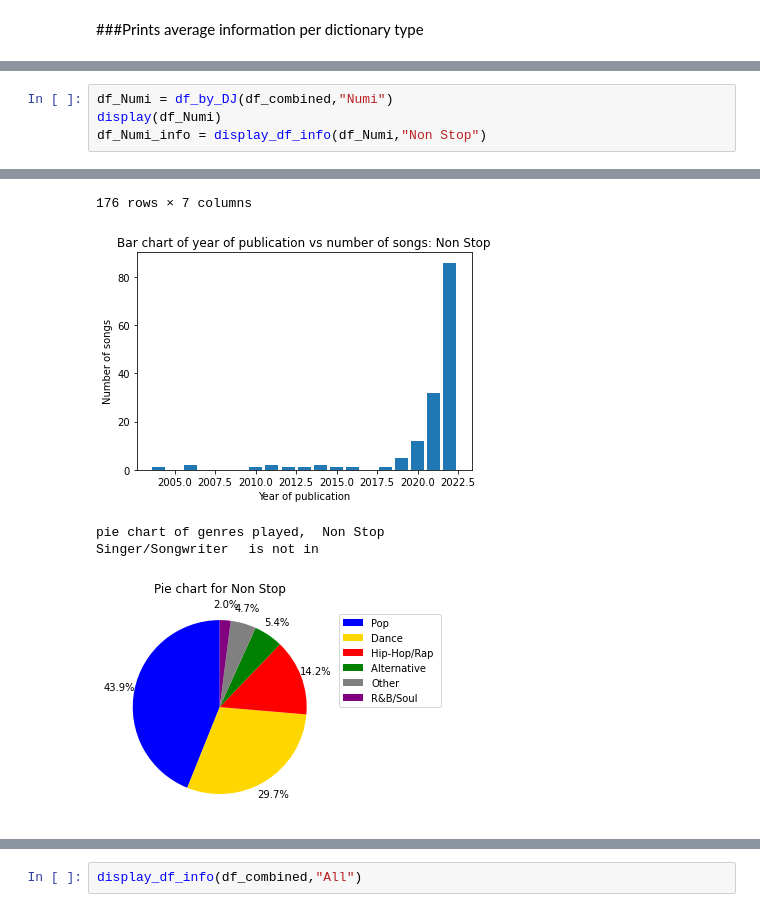
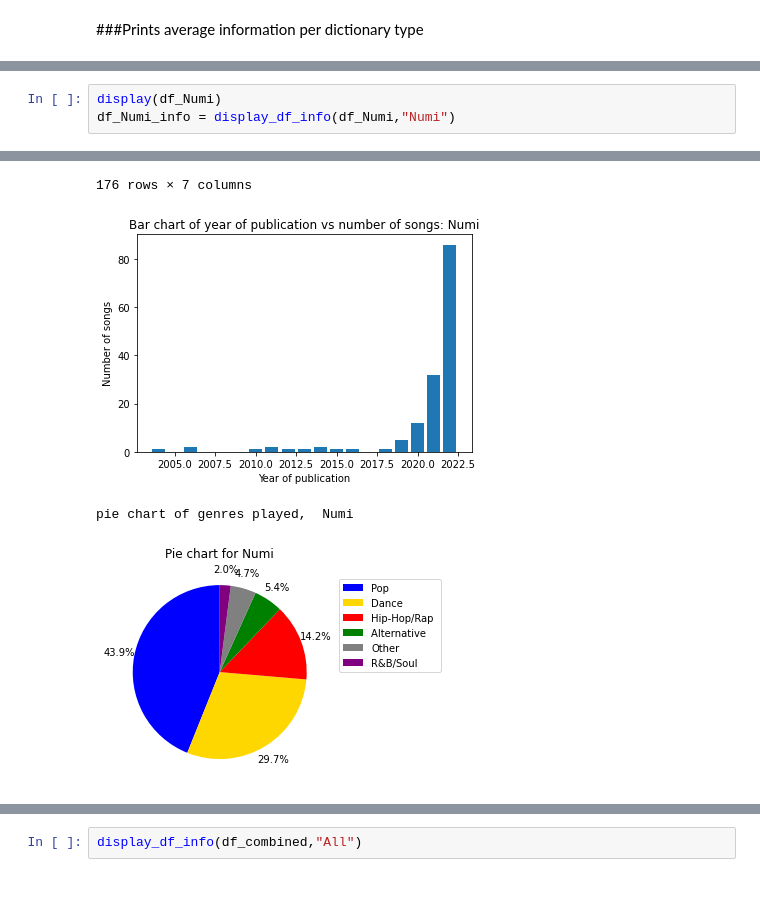
Before and after one commit to SebastienBienfait/L2C-Data-managment, a Jupyter notebook: Data_Exploration_use_data.ipynb, the cells around one changed output, grey strips where cells are left out. Saved outputs shown, nothing was run; the diff lists cells and outputs as text.

```diff
--- a/Data_Exploration_use_data.ipynb
+++ b/Data_Exploration_use_data.ipynb
@@ -750,22 +724,20 @@ pie chart of genres played,  Non Stop
 # %%
-df_Numi = df_by_DJ(df_combined,"Numi")
 display(df_Numi)
-df_Numi_info = display_df_info(df_Numi,"Non Stop")
+df_Numi_info = display_df_info(df_Numi,"Numi")
 # %% [output]
 |  | song_name | artist_name | song_genre | publish_year | hour | dj_name | count |
 | 0 | Big Energy | Latto / Mariah Carey / Dj Khaled | Hip-Hop/Rap | 2022.0 | 19 | Numi | 1 |
 | 1 | Better Days | Neiked / Mae Muller / Polo G | Pop | 2021.0 | 19 | Numi | 1 |
 | 2 | Make Me Feel Good | Belters Only & Jazzy | Dance | 2021.0 | 19 | Numi | 1 |
 | 3 | What Would You Do? | Joel Corry, David Guetta & Bryson... | Dance | 2022.0 | 19 | Numi | 1 |
 | 4 | Dynamite | BTS | NaN | NaN | 19 | Numi | 1 |
 | ... | ... | ... | ... | ... | ... | ... | ... |
 | 171 | Run | Becky Hill & Galantis | Dance | 2022.0 | 21 | Numi | 1 |
 | 172 | Heat Waves | Glass Animals | Pop | 2020.0 | 21 | Numi | 1 |
 | 173 | Flowers | Lauren Spencer Smith | Pop | 2022.0 | 21 | Numi | 1 |
 | 174 | What Would You Do? | Joel Corry, David Guetta & Bryson... | Dance | 2022.0 | 21 | Numi | 1 |
 | 175 | Savage Love (Laxed - Siren Beat) | Jawsh 685 / Jason Derulo | Pop | 2020.0 | 21 | Numi | 1 |
 176 rows × 7 columns
-[figure, old version]
+[figure, new version]
-pie chart of genres played,  Non Stop
-Singer/Songwriter   is not in
+pie chart of genres played,  Numi
-[figure, old version]
+[figure, new version]
```
Also changed, not shown: parts of 30 cells of this notebook.
